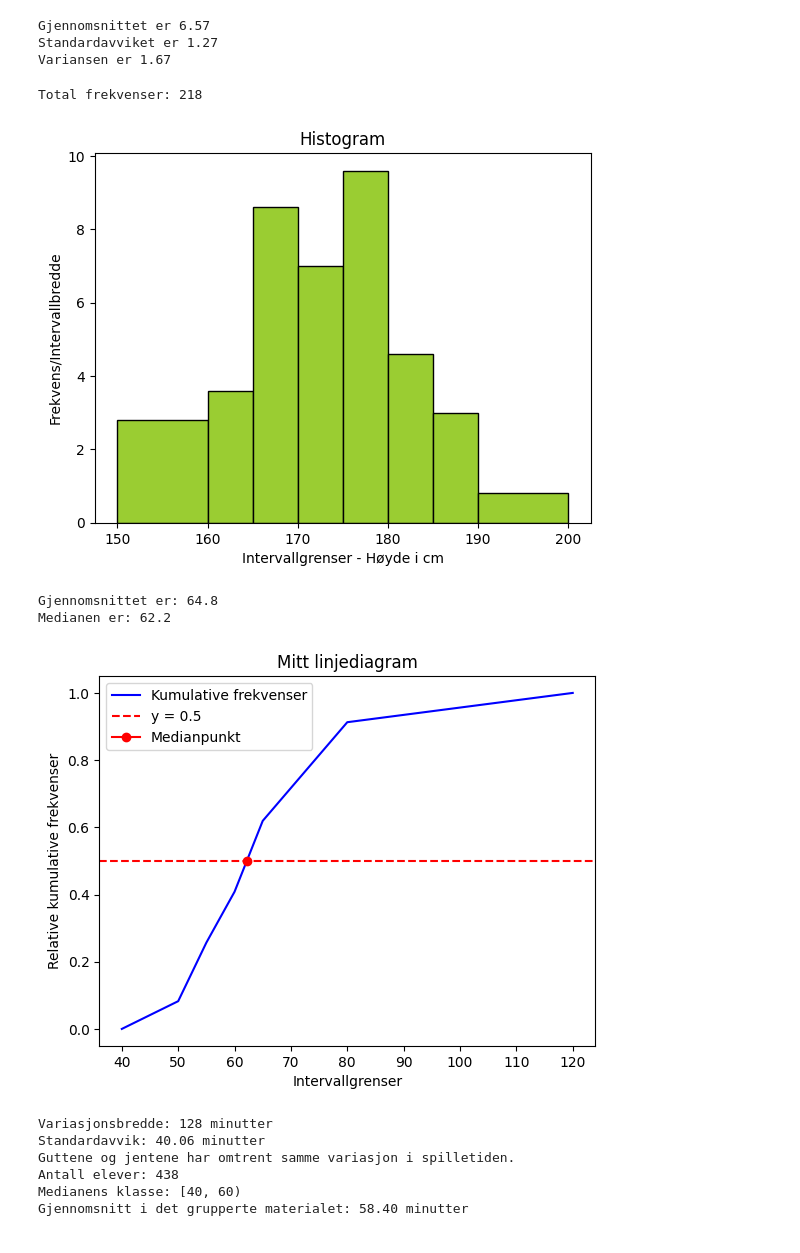
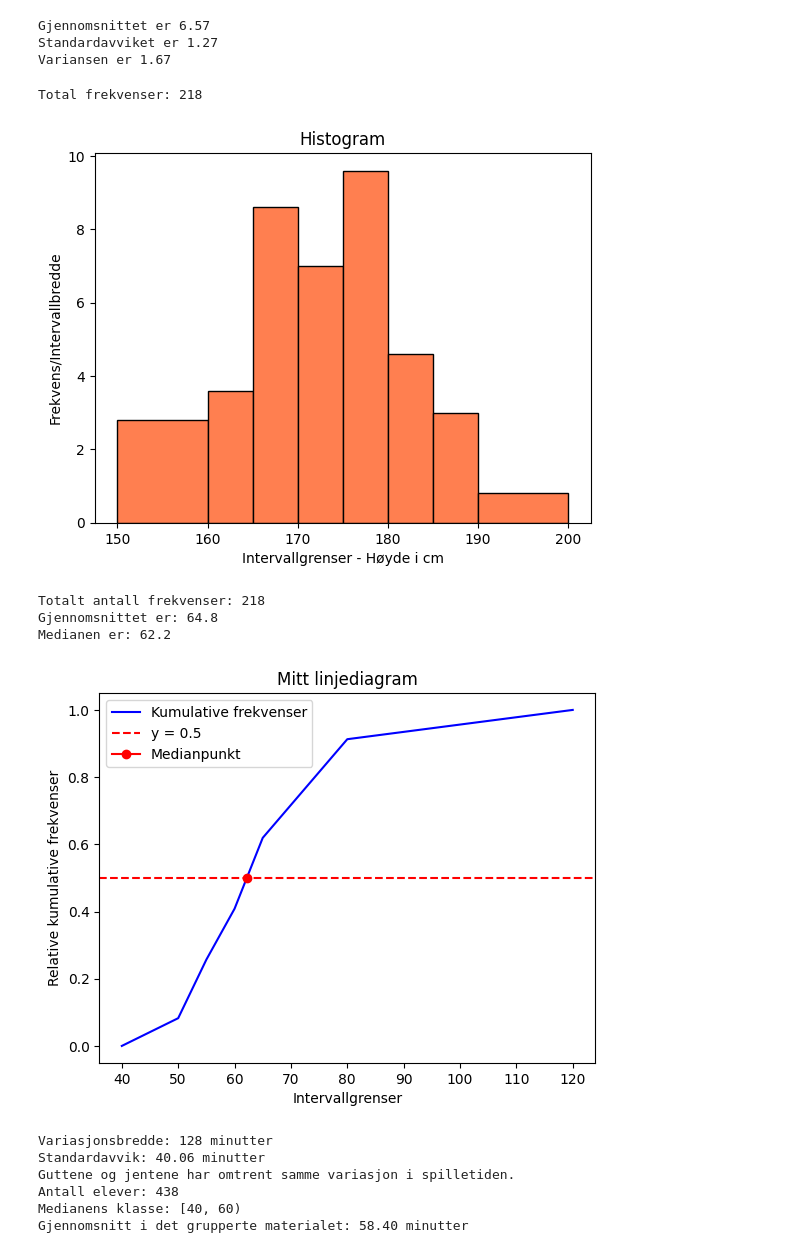
Before and after one commit to hanska91/Matematikk-2P-Y, a Jupyter notebook: Matematikkboka 2P-Y + Litt annet.ipynb, the cells around one changed output. Drawn from its saved outputs; the diff is of its cells as text; code cells hidden in the pictures.

```diff
--- a/Matematikkboka 2P-Y + Litt annet.ipynb
+++ b/Matematikkboka 2P-Y + Litt annet.ipynb
@@ -1878,34 +1862,34 @@ Variansen er 1.67
 # %%
 # Lage histogram
 import matplotlib.pyplot as plt
 
 # Definer dataene
 intervaller = [150, 160, 165, 170, 175, 180, 185, 190, 200]  # Intervallgrensene
 frekvenser = [28, 18, 43, 35, 48, 23, 15, 8]  # Frekvensene
 
 # Regn ut søylehøyder
 soyle_hoyder = []
 for i in range(len(frekvenser)):
     intervall_bredde = intervaller[i+1] - intervaller[i]
     soyle_hoyder.append(frekvenser[i] / intervall_bredde)
 
 # Print ut summen av frekvensene
 total_frekvenser = sum(frekvenser)
-print(f"Total frekvenser: {total_frekvenser}")
+print(f"Totalt antall frekvenser: {total_frekvenser}")
 
 # Plott histogrammet
-plt.bar(intervaller[:-1], soyle_hoyder, width=[intervaller[i+1] - intervaller[i] for i in range(len(frekvenser))], align='edge', edgecolor='black', color='yellowgreen')
+plt.bar(intervaller[:-1], soyle_hoyder, width=[intervaller[i+1] - intervaller[i] for i in range(len(frekvenser))], align='edge', edgecolor='black', color='coral')
 
 # Sett label på akser og tittel
 plt.xlabel('Intervallgrenser - Høyde i cm')
 plt.ylabel('Frekvens/Intervallbredde')
 plt.title('Histogram')
 
 # Vis plottet
 plt.show()
 # %% [output]
 Total frekvenser: 218
-[figure, old version]
+[figure, new version]
 # %%
 # Finne median og gjennomsnitt i ett klassedelt materiale
 import matplotlib.pyplot as plt
@@ -1916,6 +1900,10 @@ frekvenser = [18, 38, 33, 46, 64, 19]         # Endre disse verdiene til oppgave
 
 # Finn midtpunktene
 midtpunkter = [(intervaller[i] + intervaller[i+1]) / 2 for i in range(len(intervaller)-1)]
+
+# Print ut summen av frekvensene
+total_frekvenser = sum(frekvenser)
+print(f"Totalt antall frekvenser: {total_frekvenser}")
 
 # Regn ut gjennomsnittet
 total = sum([midtpunkter[i] * frekvenser[i] for i in range(len(midtpunkter))])
@@ -1966,6 +1954,7 @@ plt.legend()
 print("Medianen er:", round(x, 1))
 plt.show()
 # %% [output]
+Totalt antall frekvenser: 218
 Gjennomsnittet er: 64.8
 Medianen er: 62.2
 [figure]
```
Also changed, not shown: parts of 12 cells of this notebook.
